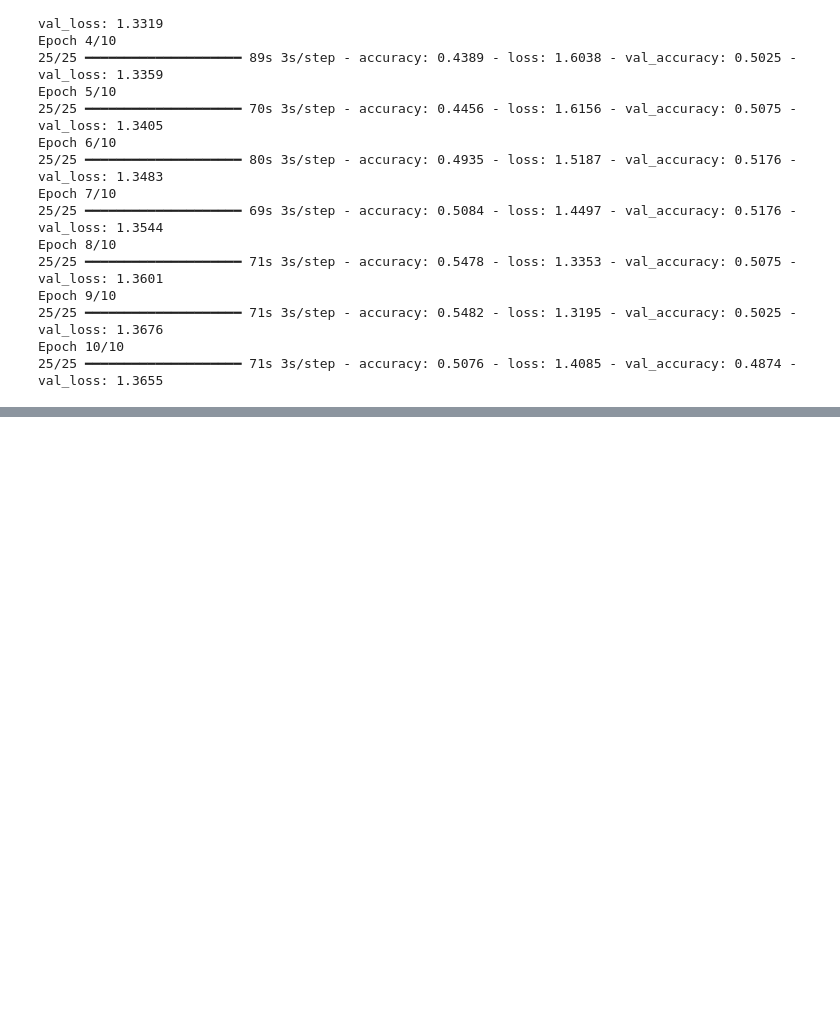
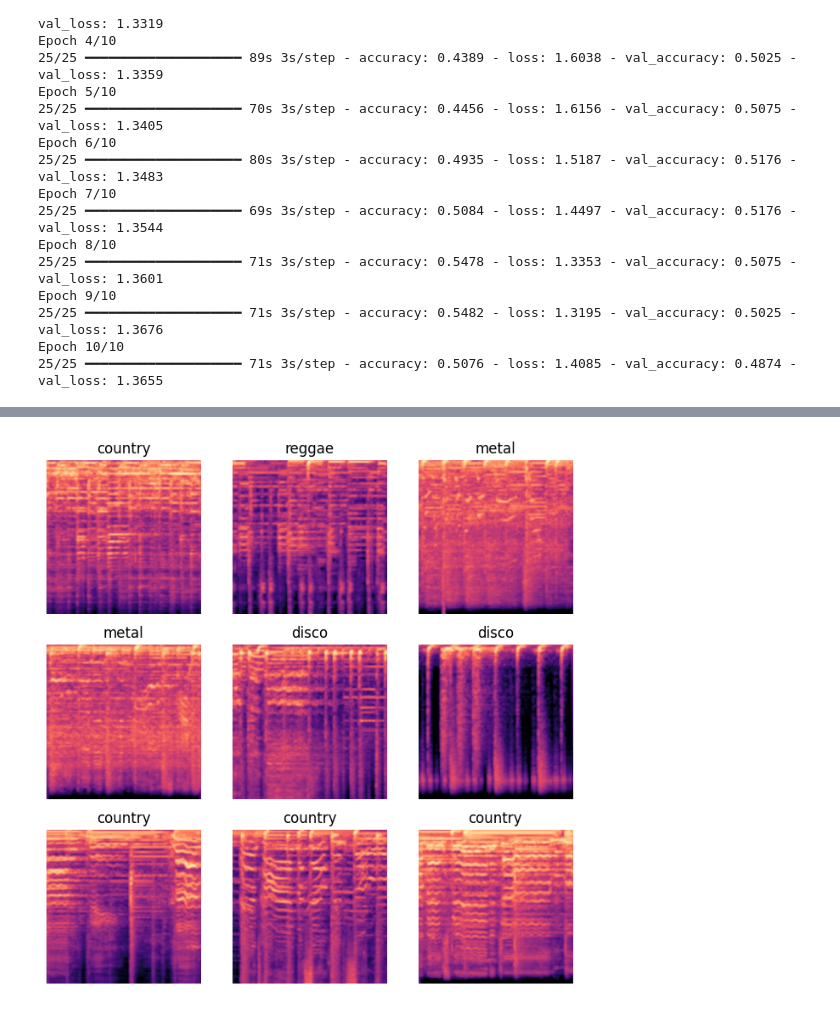
Before and after one commit to Orth33/music-genre-classification, a Jupyter notebook: Music_Genre_Classification.ipynb, the cells around one changed output, grey strips where cells are left out. Cells and saved outputs as stored; diff of their text form; code cells hidden in the pictures; blank space fills up the shorter version.

```diff
--- a/Music_Genre_Classification.ipynb
+++ b/Music_Genre_Classification.ipynb
@@ -406,0 +541,16 @@ history_finetune = model.fit(
+# %%
+# 2. Get Class Names manually from the directory
+import os
+data_path = '/content/gtzan_slices'
+class_names = sorted([d for d in os.listdir(data_path) if os.path.isdir(os.path.join(data_path, d))])
+
+plt.figure(figsize=(8,8))
+
+for images, labels in train_ds.take(1):  # take one batch
+    for i in range(9):
+        ax = plt.subplot(3, 3, i + 1)
+        plt.imshow(images[i].numpy().astype("uint8"))
+        plt.title(class_names[labels[i]])
+        plt.axis("off")
+# %% [output]
+[figure, added]
```
Also changed, not shown: parts of 20 cells of this notebook.
